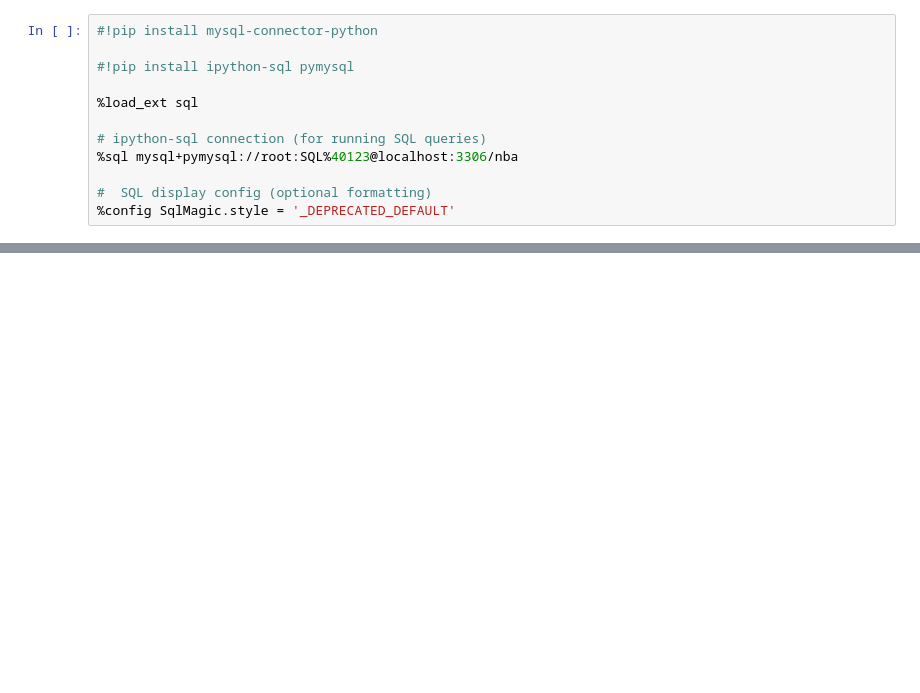
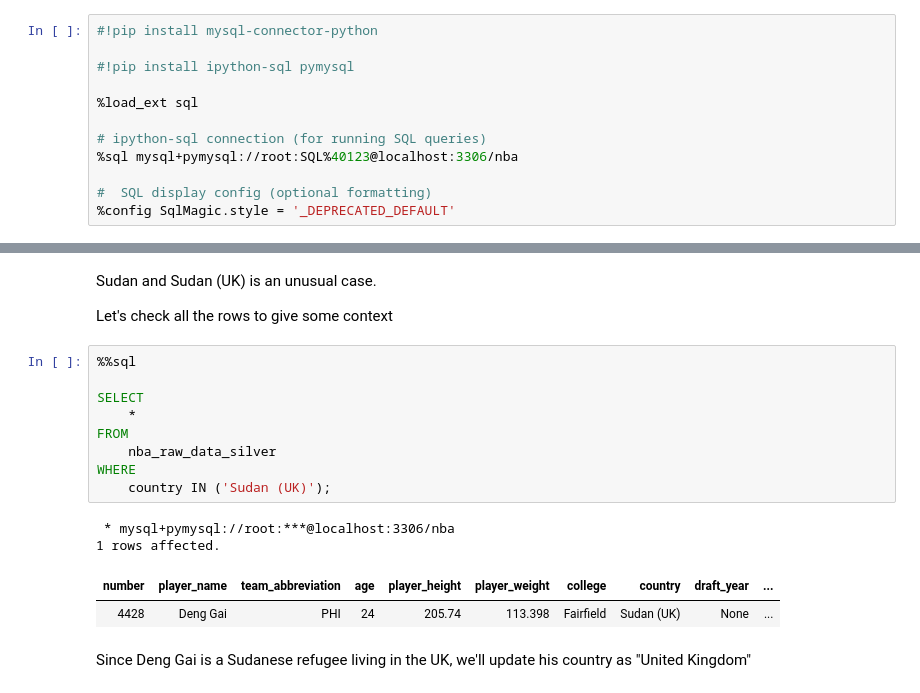
Before and after one commit to JudeIsuruFernando/Crowning-the-GOAT-A-Data-Driven-NBA-Basketball-Analysis, a Jupyter notebook: Notebooks/Cleaning/Data Cleaning Magic SQL.ipynb, the cells around one changed output, grey strips where cells are left out. Drawn from its saved outputs; the diff is of its cells as text; blank space fills up the shorter version.

```diff
--- a/Notebooks/Cleaning/Data Cleaning Magic SQL.ipynb
+++ b/Notebooks/Cleaning/Data Cleaning Magic SQL.ipynb
@@ -34,0 +259,20 @@ LIMIT
+# %% [markdown]
+Sudan and Sudan (UK) is an unusual case.
+
+Let's check all the rows to give some context
+# %%
+%%sql
+
+SELECT
+    *
+FROM
+    nba_raw_data_silver
+WHERE
+    country IN ('Sudan (UK)');
+# %% [output]
+ * mysql+pymysql://root:***@localhost:3306/nba
+1 rows affected.
+| number | player_name | team_abbreviation | age | player_height | player_weight | college | country | draft_year | ... |
+| 4428 | Deng Gai | PHI | 24 | 205.74 | 113.398 | Fairfield | Sudan (UK) | None | ... |
+# %% [markdown]
+Since Deng Gai is a Sudanese refugee living in the UK, we'll update his country as "United Kingdom"
```
Also changed, not shown: parts of 39 cells of this notebook.
